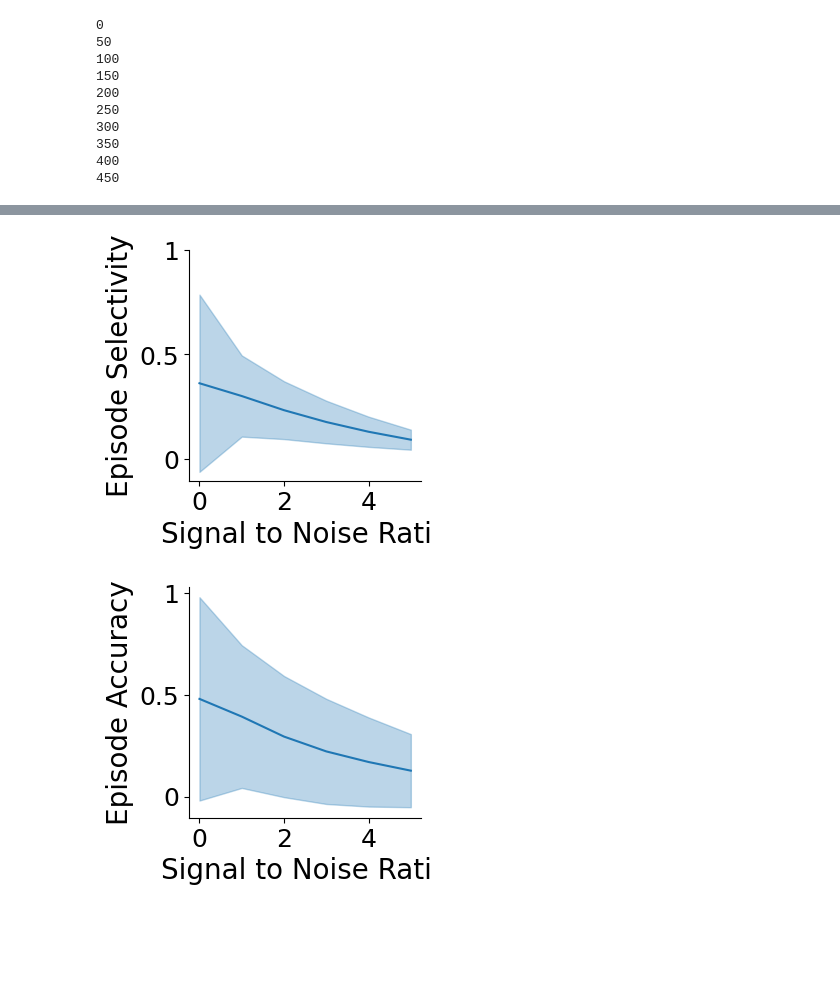
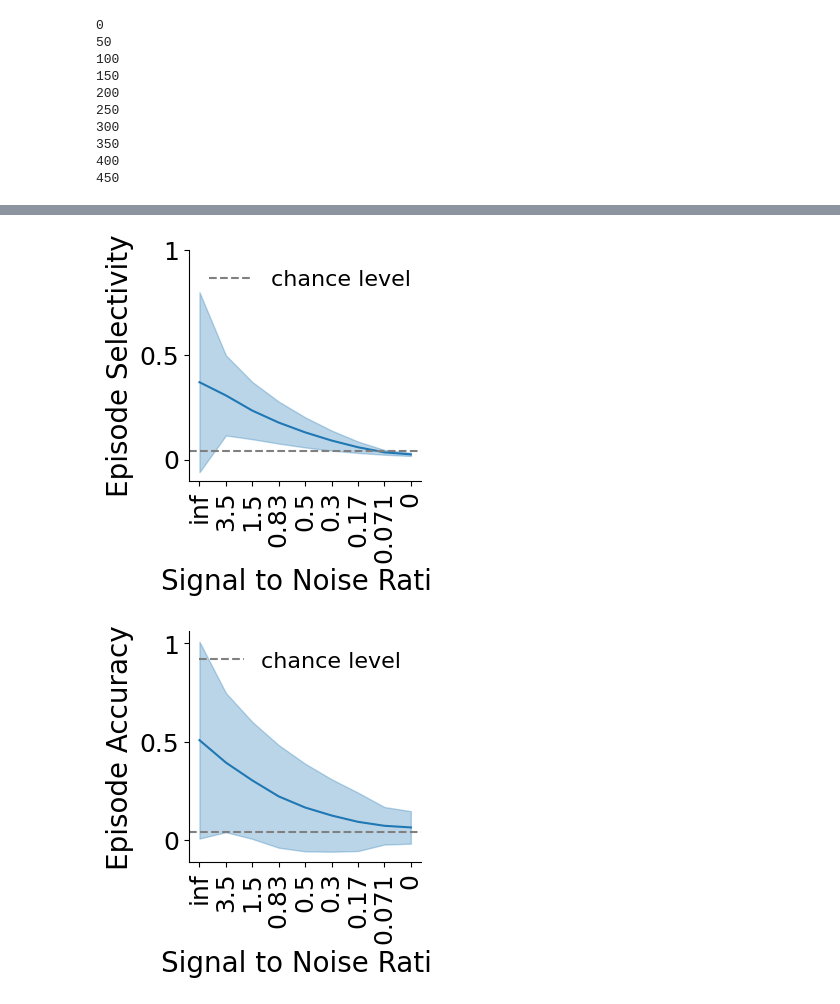
Before and after one commit to albesagonzalez/homeostatic-binary-networks, a Jupyter notebook: Figure_2.ipynb, the cells around one changed output, grey strips where cells are left out. Drawn from its saved outputs; the diff is of its cells as text; code cells hidden in the pictures; blank space fills up the shorter version.

Commit message:
figure-1

```diff
--- a/Figure_2.ipynb
+++ b/Figure_2.ipynb
@@ -375,7 +384,9 @@ plt.savefig("Figures/SVG/2D2.svg", dpi=300, transparent=True)
 [figure]
 # %%
 num_cpu = 8
-num_swaps_list = np.arange(0, 21, 4)
+num_swaps_list = np.arange(0, 17, 2)
+snr_list = [get_signal_to_noise_ratio(num_swaps, network.hidden_size*network.hidden_sparsity[0], network.hidden_size, ) for num_swaps in num_swaps_list]
+
 num_seeds = 10
 seeds = np.arange(num_seeds)
 seeds = [int(s) for s in np.asarray(seeds).ravel().tolist()]
@@ -410,41 +421,51 @@ save_results(results_list, filename='fig_2_selectivity_accuracy.pickle')
 with open('Data/{}'.format('fig_2_selectivity_accuracy.pickle'), 'rb') as handle:
     results = pickle.load(handle)
 # %%
-mean_sel = np.array(results["selectivity_output"]).reshape((6, 10, 100, 25)).max(axis=-1).mean(axis=(1,  2))
-std_sel = np.array(results["selectivity_output"]).reshape((6, 10, 100, 25)).max(axis=-1).std(axis=(1,  2))
-mean_acc = np.array(results["accuracy_output"]).reshape((6, 10, 25)).mean(axis=(1,  2))
-std_acc = np.array(results["accuracy_output"]).reshape((6, 10, 25)).std(axis=(1,  2))
+mean_sel = np.array(results["selectivity_output"]).reshape((9, 10, 100, 25)).max(axis=-1).mean(axis=(1,  2))
+std_sel = np.array(results["selectivity_output"]).reshape((9, 10, 100, 25)).max(axis=-1).std(axis=(1,  2))
+mean_acc = np.array(results["accuracy_output"]).reshape((9, 10, 25)).mean(axis=(1,  2))
+std_acc = np.array(results["accuracy_output"]).reshape((9, 10, 25)).std(axis=(1,  2))
 # %%
+snr_labels = [f"{x:.2g}" for x in snr_list]
+
 fig = plt.figure(figsize=(3,3))
 
 x = np.arange(len(mean_sel))  # eje x
-plt.plot(x, mean_sel, color="C0")
+plt.plot(snr_labels, mean_sel, color="C0")
 plt.fill_between(x, mean_sel - std_sel, mean_sel + std_sel, alpha=0.3, color="C0")
 
 
 
 plt.xlabel("Signal to Noise Ratio", fontsize=20)
 plt.ylabel("Episode Selectivity", fontsize=20)
 plt.yticks([0, 0.5, 1], [0, 0.5, 1], fontsize=18)
-plt.xticks(fontsize=18)
+plt.xticks(snr_labels, fontsize=18, rotation=90)
 sns.despine()
 
+plt.axhline(1/25, linestyle='dashed', color='gray', label='chance level')
+
+plt.legend(fontsize=16, frameon=False)
+
 plt.savefig("Figures/SVG/2F1.svg", dpi=300, transparent=True)
 # %% [output]
-[figure, old version]
+[figure, new version]
 # %%
 fig = plt.figure(figsize=(3,3))
 
 
-plt.plot(x, mean_acc, color="C0")
+plt.plot(snr_labels, mean_acc, color="C0")
 plt.fill_between(x, mean_acc - std_acc, mean_acc + std_acc, alpha=0.3, color="C0")
 
 plt.xlabel("Signal to Noise Ratio", fontsize=20)
 plt.ylabel("Episode Accuracy", fontsize=20)
 plt.yticks([0, 0.5, 1], [0, 0.5, 1], fontsize=18)
-plt.xticks(fontsize=18)
+plt.xticks(snr_labels, fontsize=18, rotation=90)
 sns.despine()
 
+plt.axhline(1/25, linestyle='dashed', color='gray', label='chance level')
+
+plt.legend(fontsize=16, frameon=False)
+
 plt.savefig("Figures/SVG/2F2.svg", dpi=300, transparent=True)
 # %% [output]
-[figure, old version]
+[figure, new version]
```
Also changed, not shown: parts of 9 cells of this notebook, 54 other files.
